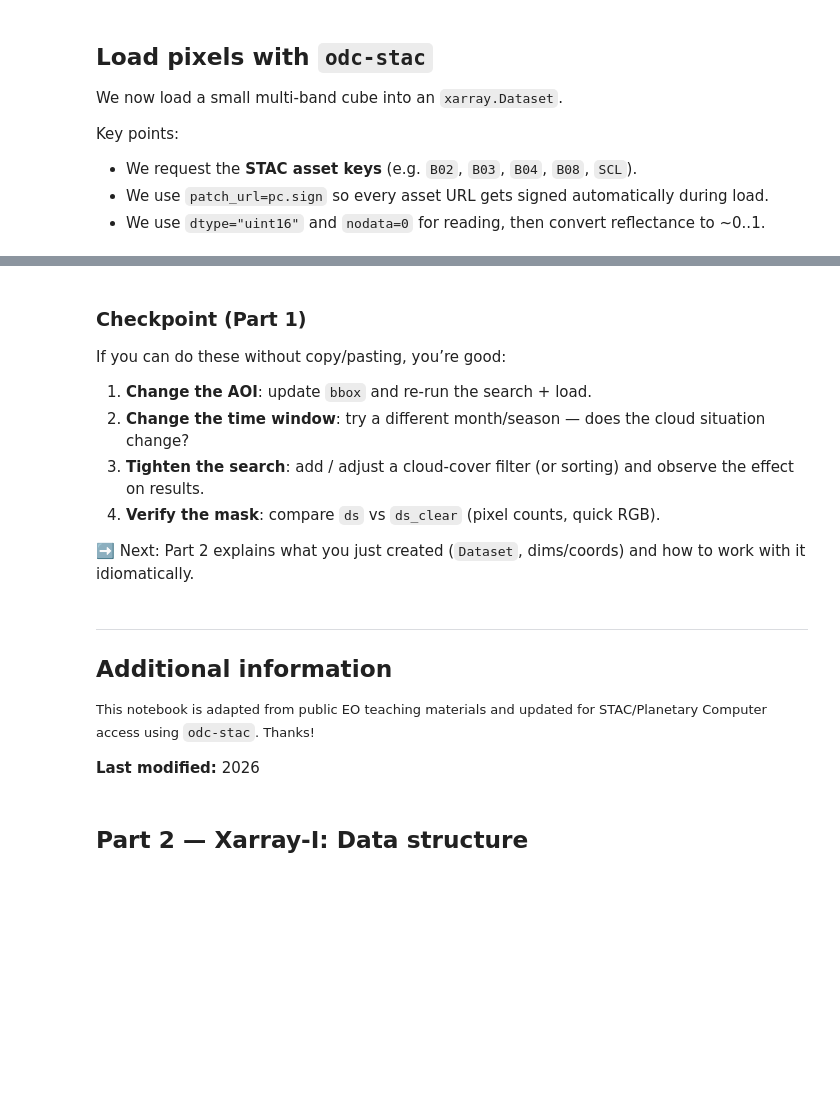
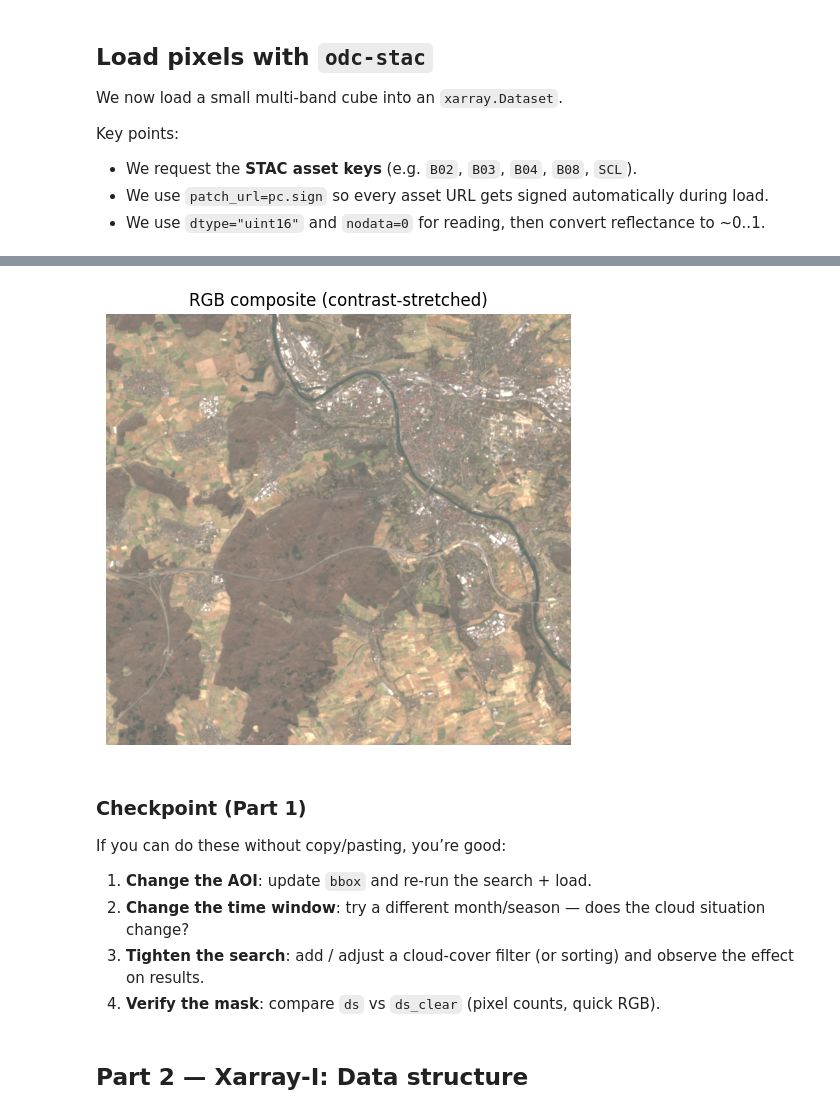
Before and after one commit to SteveMHill/eo_python_foundation, a Jupyter notebook: notebooks/04_eo_xarrayI.ipynb, the cells around one changed output, grey strips where cells are left out. Cells and saved outputs as stored; diff of their text form; code cells hidden in the pictures; blank space fills up the shorter version.

```diff
--- a/notebooks/04_eo_xarrayI.ipynb
+++ b/notebooks/04_eo_xarrayI.ipynb
@@ -191,7 +178,0 @@ SCL is a categorical layer. A common “keep” set is:
-# %%
-keep_classes = np.array([4, 5, 6, 7], dtype=ds["scl"].dtype)
-keep = xr.apply_ufunc(np.isin, ds["scl"], keep_classes)
-
-ds_clear = ds.where(keep)
-
-ds_clear
@@ -200,12 +184,24 @@ ds_clear
 # %%
-rgb = ds_clear.isel(time=0)[["red", "green", "blue"]]
+## Rescaling
+for name in list(ds.data_vars):
+    if name == "scl":
+        continue
+    ds[name] = ds[name].astype("float32") * 1e-4
+ds
+
+rgb = ds.isel(time=5)[["red", "green", "blue"]]
 rgb_plot = xr.concat([rgb.red, rgb.green, rgb.blue], dim="band").transpose("y", "x", "band")
 
+# Clip to [0, 0.3] and stretch to [0, 1] for display
+rgb_display = np.clip(rgb_plot.values / 0.3, 0, 1)
+
 plt.figure(figsize=(6, 6))
-plt.imshow(np.clip(rgb_plot.values, 0, 0.3) / 0.3)
-plt.title("RGB (masked)")
+plt.imshow(rgb_display)
+plt.title("RGB composite (contrast-stretched)")
 plt.axis("off")
 plt.show()
+# %% [output]
+[figure, added]
 # %% [markdown]
 ### Checkpoint (Part 1)
 
@@ -215,16 +211,6 @@ If you can do these without copy/pasting, you’re good:
 2. **Change the time window**: try a different month/season — does the cloud situation change?
 3. **Tighten the search**: add / adjust a cloud-cover filter (or sorting) and observe the effect on results.
 4. **Verify the mask**: compare `ds` vs `ds_clear` (pixel counts, quick RGB).
-
-➡️ Next: Part 2 explains what you just created (`Dataset`, dims/coords) and how to work with it idiomatically.
-# %% [markdown]
-***
-
-## Additional information
-
-<font size="2">This notebook is adapted from public EO teaching materials and updated for STAC/Planetary Computer access using `odc-stac`. Thanks!</font>
-
-**Last modified:** 2026
 # %% [markdown]
 ## Part 2 — Xarray-I: Data structure
 # %% [markdown]
```
Also changed, not shown: parts of 157 cells of this notebook, 1 other file.
